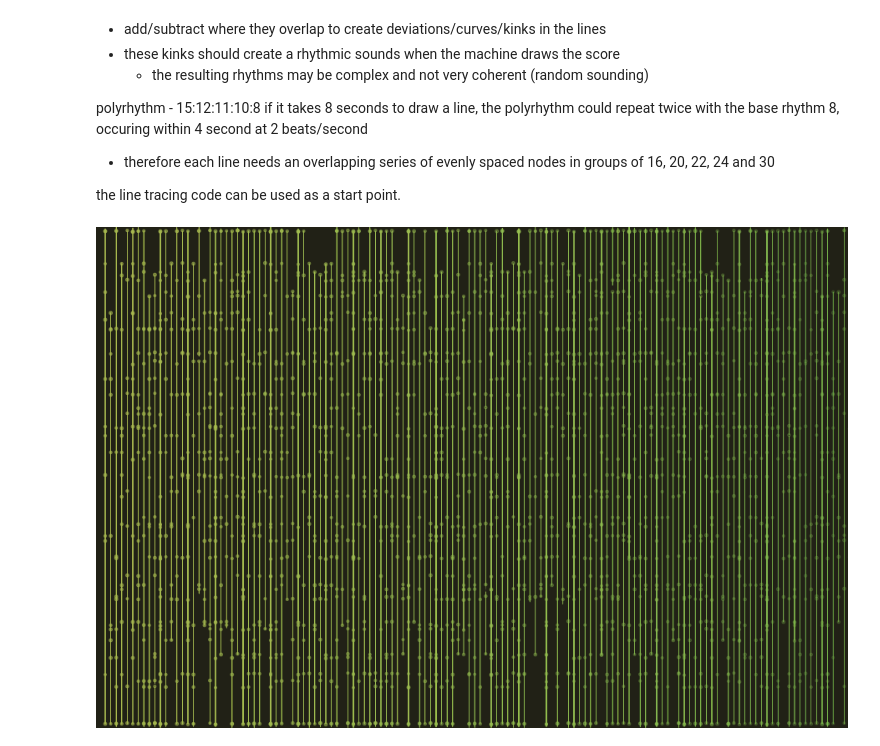
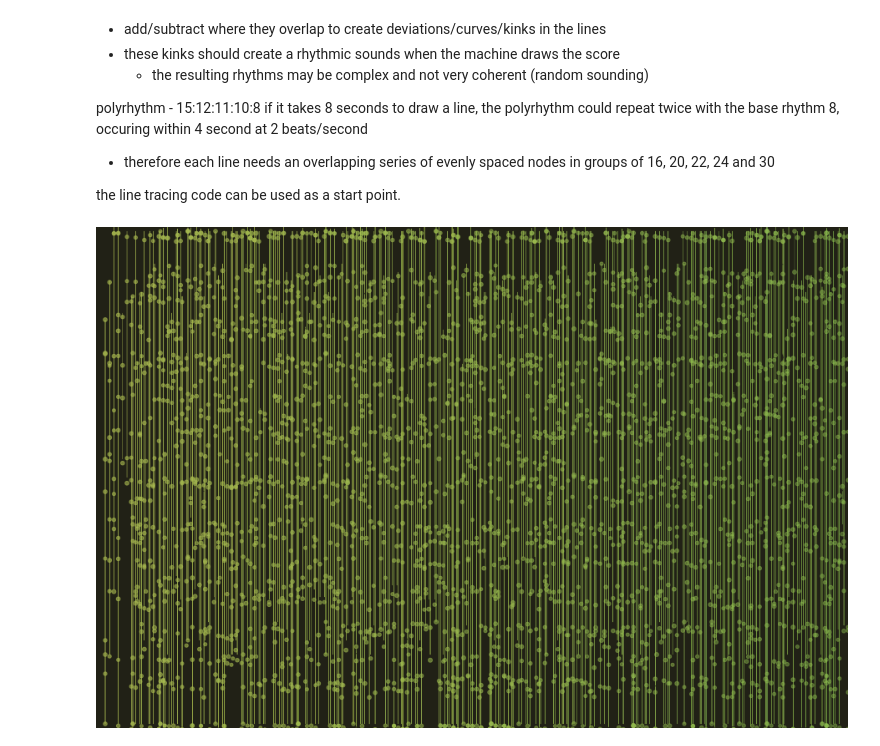
Before and after one commit to ybrow001/generative_graphic_score, a Jupyter notebook: score.ipynb, the cells around one changed output. Cells and saved outputs as stored; diff of their text form; code cells hidden in the pictures.

Commit message:
changes to code to create displacment and overlap of repeating lines - plus image of it

```diff
--- a/score.ipynb
+++ b/score.ipynb
@@ -119,7 +119,7 @@ create_canvas(900, 600)
 no_fill()
 background(33,33,22)
 stroke(150,200,100,233)
-stroke_weight(0.5)
+stroke_weight(0.33)
 
 line_spacing = 33 # the distance that the vertical lines are apart
 
@@ -128,7 +128,7 @@ x, y = 0, 0
 
 def draw_line(sum_lin):
     # Draws a curve connecting a list points [[x1, y1], [x2, y2], ...]
-    stroke_weight(0.5)
+    stroke_weight(0.2)
     begin_shape()
     for i in range(len(sum_lin)):
         curve_vertex(x, sum_lin[i])
@@ -160,7 +160,7 @@ def calc_lines(): # separate into 2 functions calc and sum - better modularity?
         for i in range(len(polyrhythm_nodes)):
             for j in range(polyrhythm_nodes[i]):
             # 1/3 chance that a pulse is selected for use per component pulse - random pattern generation
-                node_select = random.uniform(0,4) # resolution of polyrhthm
+                node_select = random.uniform(0,6) # resolution of polyrhthm
                 # print(node_select)
                 if node_select < 1.0:
                     summed_line[lin].append(line_calcs[i][j])
@@ -190,10 +190,10 @@ def draw_circles():
 
             stroke_weight(1)
             fill(r_val, g_val, 80, alpha_val)
-            circle(x, summed_line[lin][j] + y_offset, random.uniform(3,4))
+            circle(x, summed_line[lin][j] + y_offset, random.uniform(4,5))
             r_val -= 0.1
             g_val += 0.02
-            alpha_val -= 0.25
+            alpha_val -= 0.167
             # print(r_val, g_val, alpha_val)
 
         # move to the right
@@ -207,14 +207,14 @@ def draw_passes():
 
     x = x_init
 
-    while draw_pass <= 5:
+    while draw_pass <= 11: # higher than division of ~line_spacing to cause overlap
         calc_lines()
 
         draw_circles()
 
         draw_pass += 1
-        x_offset += line_spacing/5
-        y_offset += random.uniform(-1, 2)
+        x_offset += (line_spacing*1.104)/7 # adding some interesting displacement in overlap
+        y_offset += random.uniform(-1, 3)
         x = x_init + x_offset
 
 
@@ -277,34 +277,34 @@ draw_passes()
 '''
 
 # num_points = []
 
 # # points for the first line
 # line_pts = []
 # for _ in range(num_points):
 #     line_pts.append([x, y])
 #     y += point_spacing
 
 # # draw the first line
 # draw_line(line_pts)
 
 # # draw the remaining lines
 # while x < width:
 #     # start at the top
 #     y = 5
 #     # move to the right
 #     x += line_spacing
 
 #     # create the positions for the new line
 #     line_pts = []
 #     for _ in range(num_points):
 #         line_pts.append([x, y])
 #         y += point_spacing
 
 #     draw_line(line_pts)
 
 show()
 # %% [output]
-[figure, old version]
+[figure, new version]
 # %%
 # line tracing code - as basis/example
 
```
Also changed, not shown: 1 other file.
